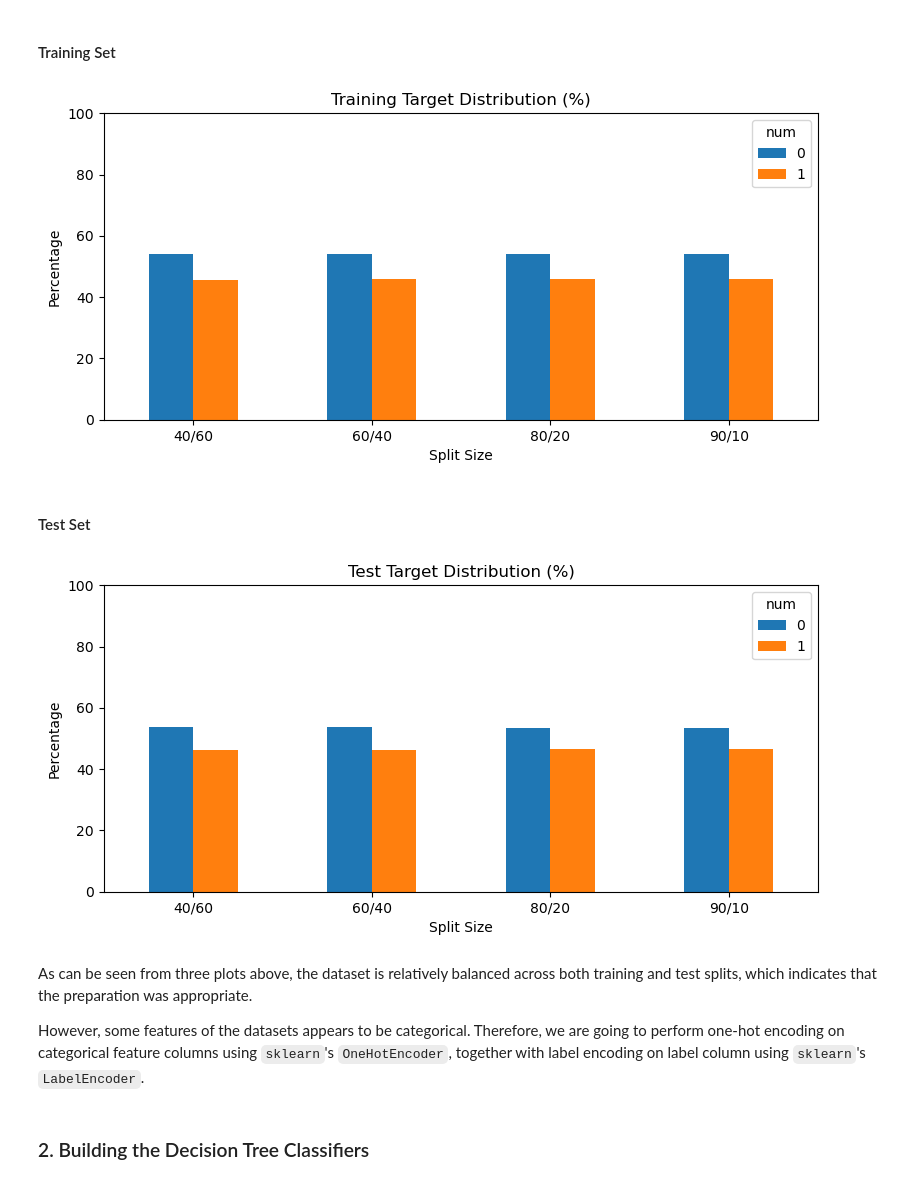
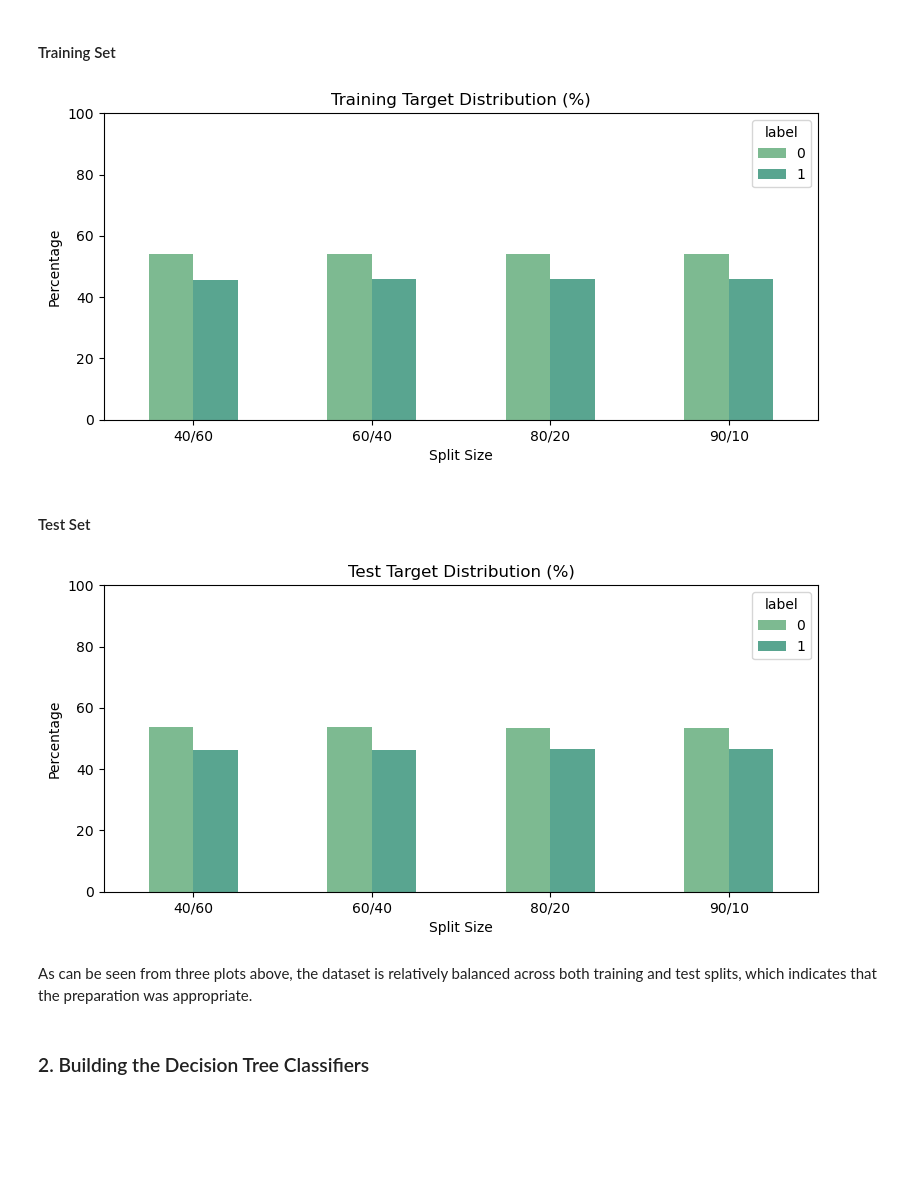
Before and after one commit to baobean/CSC14003-DecisionTree, a Jupyter notebook: heart_disease.ipynb, the cells around one changed output. Drawn from its saved outputs; the diff is of its cells as text; code cells hidden in the pictures; blank space fills up the shorter version.

```diff
--- a/heart_disease.ipynb
+++ b/heart_disease.ipynb
@@ -35,9 +36,10 @@ y = heart_disease.data.targets
 data = pd.concat([X, y], axis=1)
 data = data.dropna()
 
-target = 'num'
+data.rename(columns={'num': 'label'}, inplace=True)
+target = 'label'
+
 data[target] = data[target].apply(lambda x: 1 if x > 0 else 0)
-
 X = data.drop(columns=target)
 y = data[target]
 # %% [markdown]
@@ -52,7 +54,7 @@ training_sizes = {
 
 datasets = {}
 
-for name, training_size in training_sizes.items():
+for ratio, training_size in training_sizes.items():
     feature_train, feature_test, label_train, label_test = train_test_split(
         X, y,
         test_size=1-training_size,
@@ -61,24 +63,27 @@ for name, training_size in training_sizes.items():
         stratify=y
     )
 
-    datasets[name] = (feature_train, feature_test, label_train, label_test)
+    datasets[ratio] = (feature_train, feature_test, label_train, label_test)
 # %% [markdown]
 After splitting the datasets, the visualization of the class distribution is as follows.
 
 #### Original Set
 # %%
-plt.figure(figsize=(4, 3))
 original_pct = y.value_counts(normalize=True) * 100
 original_df = pd.DataFrame({
     'Num': original_pct.index.astype(str),
     'Percentage': original_pct.values
 })
 
-sns.barplot(data=original_df, x='Num', y='Percentage', palette="crest")
-plt.title("Original Target Distribution (%)")
+sns.set_palette('crest')
+plt.figure(figsize=(8, 4))
+sns.barplot(data=original_df, x='Num', y='Percentage', hue='Num', legend=False)
+plt.title('Original Target Distribution (%)')
+
+plt.xlabel('Num')
+plt.ylabel('Percentage')
 plt.ylim(0, 100)
-plt.ylabel("Percentage")
-plt.xlabel("Num")
+
 plt.tight_layout()
 plt.show()
 # %% [output]
@@ -91,30 +93,31 @@ Passing `palette` without assigning `hue` is deprecated and will be removed in v
 # %%
 train_distributions = {}
 
-for name, (feature_train, feature_test, label_train, label_test) in datasets.items():
+for ratio, (feature_train, feature_test, label_train, label_test) in datasets.items():
     train_pct = label_train.value_counts(normalize=True) * 100
-    train_distributions[name] = train_pct
+    train_distributions[ratio] = train_pct
 
 train_df = pd.DataFrame(train_distributions).T
 
 train_df.plot(kind='bar', figsize=(8, 4), legend=True)
+
 plt.title("Training Target Distribution (%)")
 plt.ylim(0, 100)
 plt.ylabel("Percentage")
 plt.xlabel("Split Size")
 plt.xticks(rotation=0)
 plt.tight_layout()
 plt.show()
 # %% [output]
-[figure, old version]
+[figure, new version]
 # %% [markdown]
 #### Test Set
 # %%
 test_distributions = {}
 
-for name, (feature_train, feature_test, label_train, label_test) in datasets.items():
+for ratio, (feature_train, feature_test, label_train, label_test) in datasets.items():
     test_pct = label_test.value_counts(normalize=True) * 100
-    test_distributions[name] = test_pct
+    test_distributions[ratio] = test_pct
 
 test_df = pd.DataFrame(test_distributions).T
 
@@ -127,8 +130,6 @@ plt.xticks(rotation=0)
 plt.tight_layout()
 plt.show()
 # %% [output]
-[figure, old version]
+[figure, new version]
 # %% [markdown]
 As can be seen from three plots above, the dataset is relatively balanced across both training and test splits, which indicates that the preparation was appropriate.
-
-However, some features of the datasets appears to be categorical. Therefore, we are going to perform one-hot encoding on categorical feature columns using `sklearn`'s `OneHotEncoder`, together with label encoding on label column using `sklearn`'s `LabelEncoder`.
```
Also changed, not shown: parts of 12 cells of this notebook.
